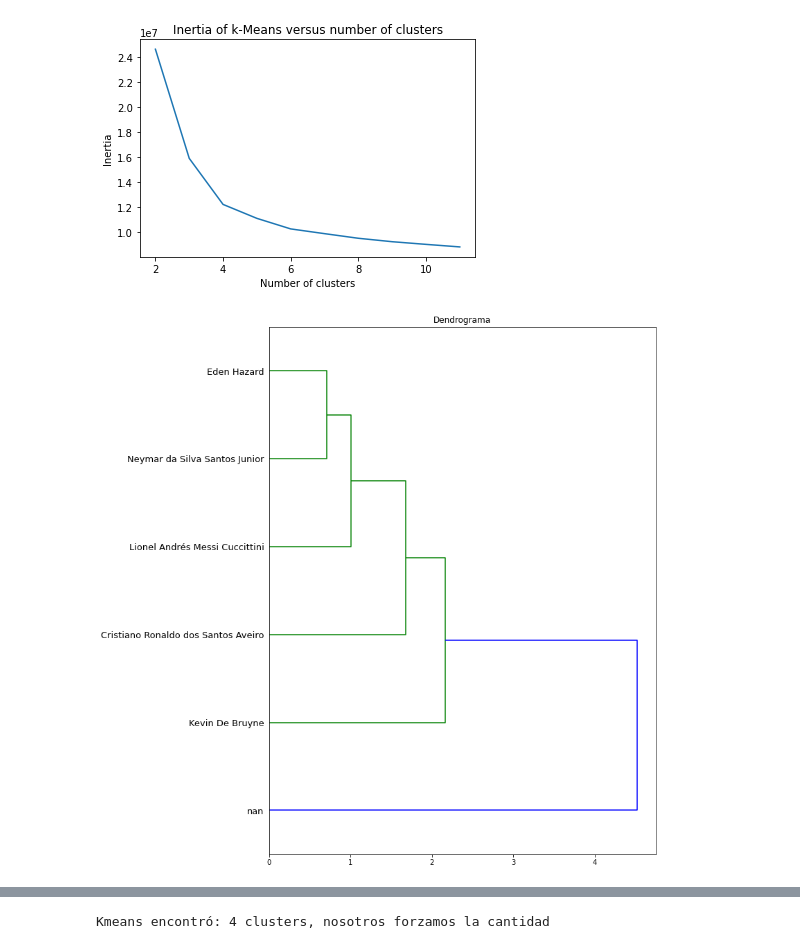
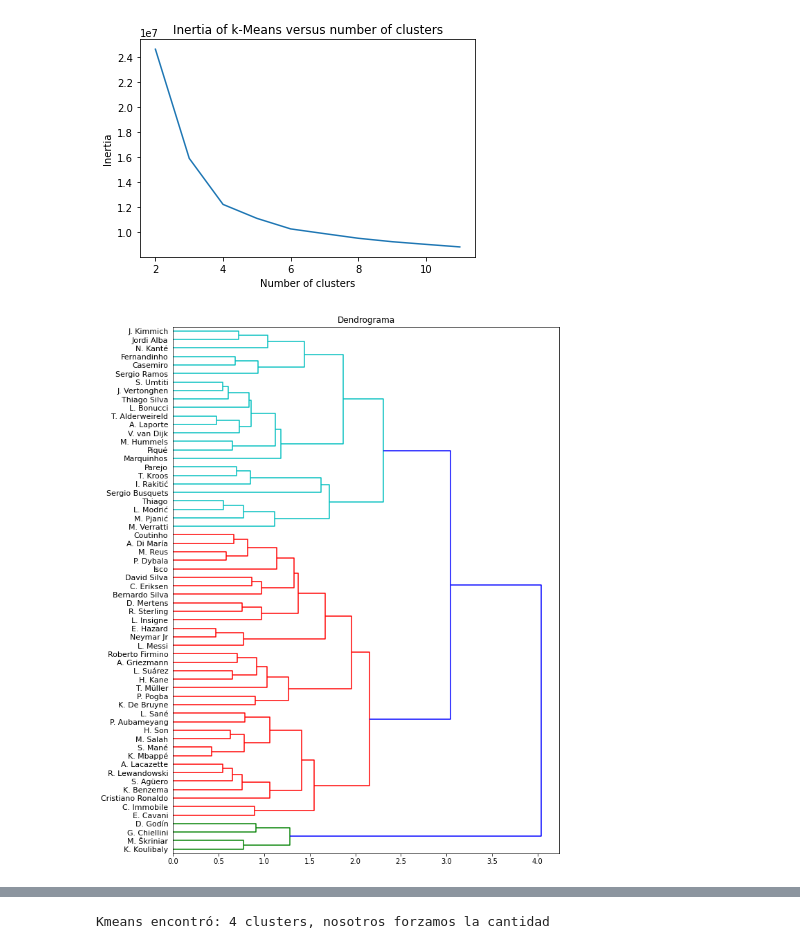
Before and after one commit to sanmope/PracticaDiplo, a Jupyter notebook: NO_SUP_Practico1.ipynb, the cells around one changed output, grey strips where cells are left out. Drawn from its saved outputs; the diff is of its cells as text; code cells hidden in the pictures.

```diff
--- a/NO_SUP_Practico1.ipynb
+++ b/NO_SUP_Practico1.ipynb
@@ -243,11 +243,11 @@ plt.title("Inertia of k-Means versus number of clusters")
 Text(0.5, 1.0, 'Inertia of k-Means versus number of clusters')
 [figure]
 # %%
-df_skills_crack = df.copy()
-df_skills_crack['long_name'] = df_n.long_name
-df_skills_crack = df_skills_crack[df_skills_crack.overall > 90]
-names = df_skills_crack.long_name.tolist()
-df_skills_crack = df_skills_crack.drop(['long_name'], axis = 1) # drop long name
+df_skills_crack = df_n.copy()
+df_skills_crack['short_name'] = df_n.short_name
+df_skills_crack = df_skills_crack[df_skills_crack.overall > 85]
+names = df_skills_crack.short_name.tolist()
+df_skills_crack = df_skills_crack.drop(['short_name'], axis = 1) # drop long name
 
 df_skills_crack = df_skills_crack[df_skills.columns.to_list()]
 # %%
@@ -260,15 +260,15 @@ df_norm = pd.DataFrame(x_scaled)
 # %%
 import scipy.cluster.hierarchy as sch
 
 # plot dendrogram using complete linkage
 plt.figure(figsize=(10,14))
 plt.title('Dendrograma')
 
 dendrogram = sch.dendrogram(sch.linkage(df_norm, method="complete"),
-                            labels= names, leaf_font_size = 13,
+                            labels= names, leaf_font_size = 11,
                             orientation='right')
 # %% [output]
-[figure, old version]
+[figure, new version]
 # %%
 data=[]
 bool_crack=df_n["overall"] > 85
```
Also changed, not shown: parts of 7 cells of this notebook.
